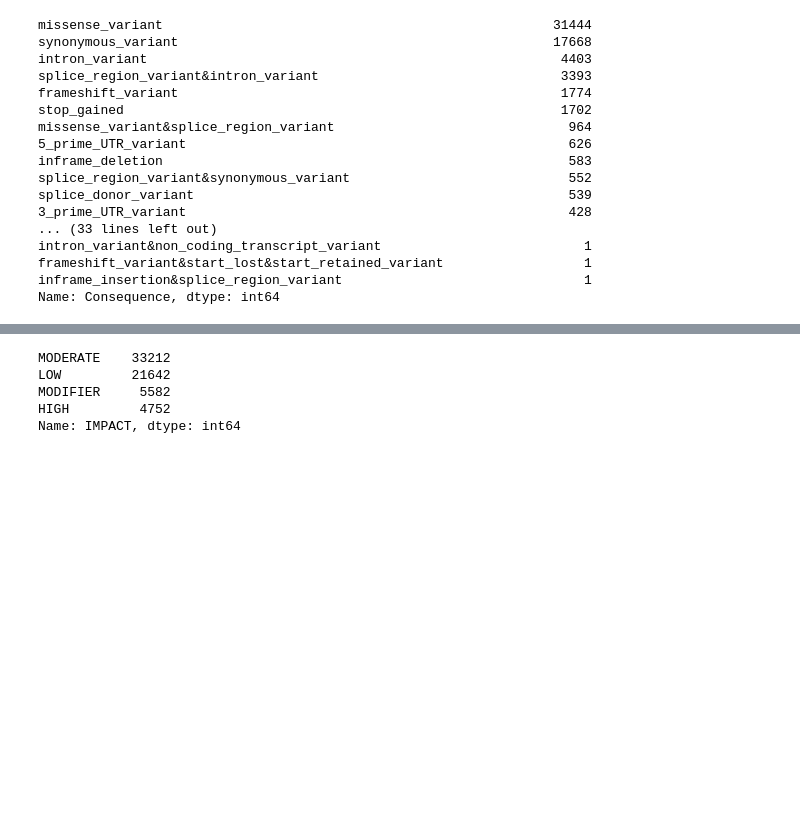
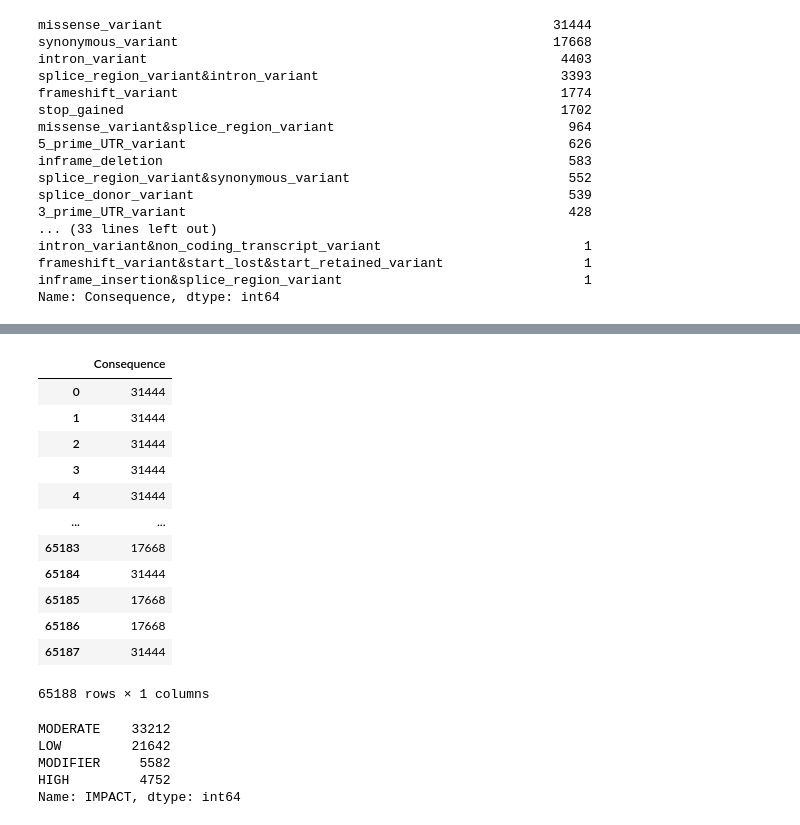
Before and after one commit to laffertybrian/W_William_Project_001, a Jupyter notebook: Genetic_Variant_Classification.ipynb, the cells around one changed output, grey strips where cells are left out. Saved outputs shown, nothing was run; the diff lists cells and outputs as text; code cells hidden in the pictures; blank space fills up the shorter version.

Commit message:
Created a value count function to be used to encode categorical columns

```diff
--- a/Genetic_Variant_Classification.ipynb
+++ b/Genetic_Variant_Classification.ipynb
@@ -166,3 +168,7 @@ intron_variant&non_coding_transcript_variant                          1
 frameshift_variant&start_lost&start_retained_variant                  1
 inframe_insertion&splice_region_variant                               1
 Name: Consequence, dtype: int64
+# %%
+consequence_value_count = df['Consequence'].value_counts()
+consequence_dictionary = consequence_value_count.to_dict()
+consequence_dictionary
@@ -169,3 +193,21 @@ Name: Consequence, dtype: int64
+# %%
+df_value_count = df[['Consequence']].copy()
+df_value_count.replace(consequence_dictionary, inplace=True)
+df_value_count
+# %% [output]
+|  | Consequence |
+| 0 | 31444 |
+| 1 | 31444 |
+| 2 | 31444 |
+| 3 | 31444 |
+| 4 | 31444 |
+| ... | ... |
+| 65183 | 17668 |
+| 65184 | 31444 |
+| 65185 | 17668 |
+| 65186 | 17668 |
+| 65187 | 31444 |
+65188 rows × 1 columns
 # %%
 df['IMPACT'].value_counts()
 # %% [output]
```
Also changed, not shown: parts of 9 cells of this notebook.
